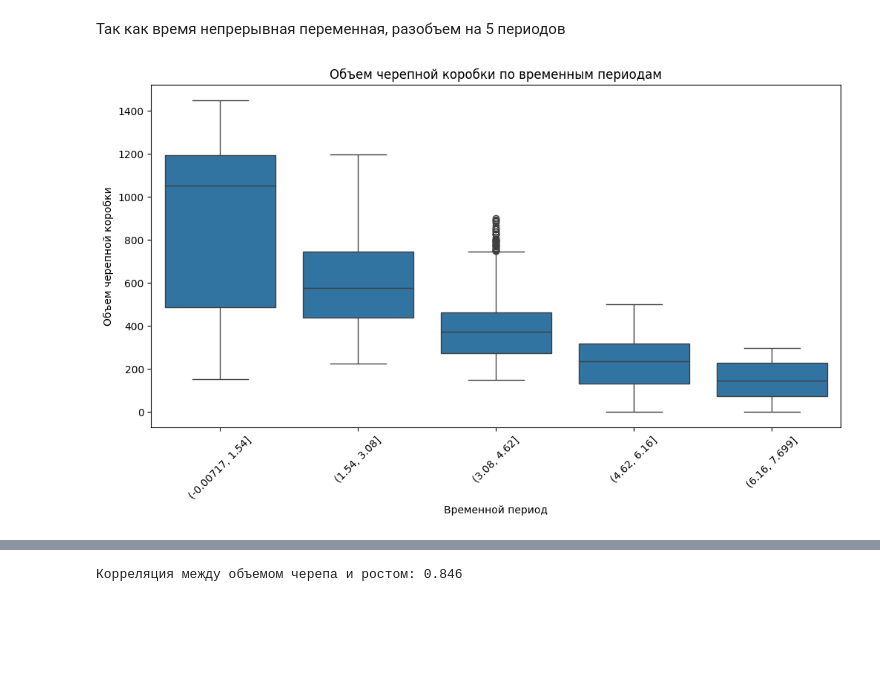
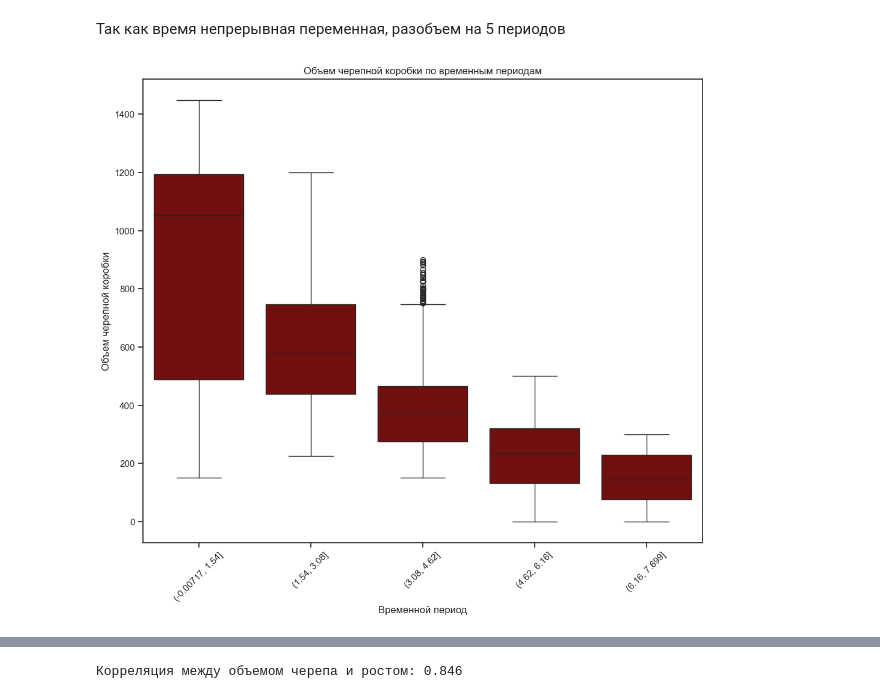
Before and after one commit to DaryaKurysheva/biology_data, a Jupyter notebook: notebooks/EDA.ipynb, the cells around one changed output, grey strips where cells are left out. Saved outputs shown, nothing was run; the diff lists cells and outputs as text; code cells hidden in the pictures; blank space fills up the shorter version.

```diff
--- a/notebooks/EDA.ipynb
+++ b/notebooks/EDA.ipynb
@@ -72,12 +76,12 @@ plt.show()
 # %%
 evl['Time_Period'] = pd.cut(evl['Time'], bins=5)
 # %%
-plt.figure(figsize=(12, 6))
-sns.boxplot(x='Time_Period', y='Cranial_Capacity', data=evl)
+plt.figure(figsize=(12, 10))
+sns.boxplot(x='Time_Period', y='Cranial_Capacity', data=evl,color="maroon")
 plt.title('Объем черепной коробки по временным периодам')
 plt.xlabel('Временной период')
 plt.ylabel('Объем черепной коробки')
 plt.xticks(rotation=45)
 plt.show()
 # %% [output]
-[figure, old version]
+[figure, new version]
```
Also changed, not shown: parts of 10 cells of this notebook.
